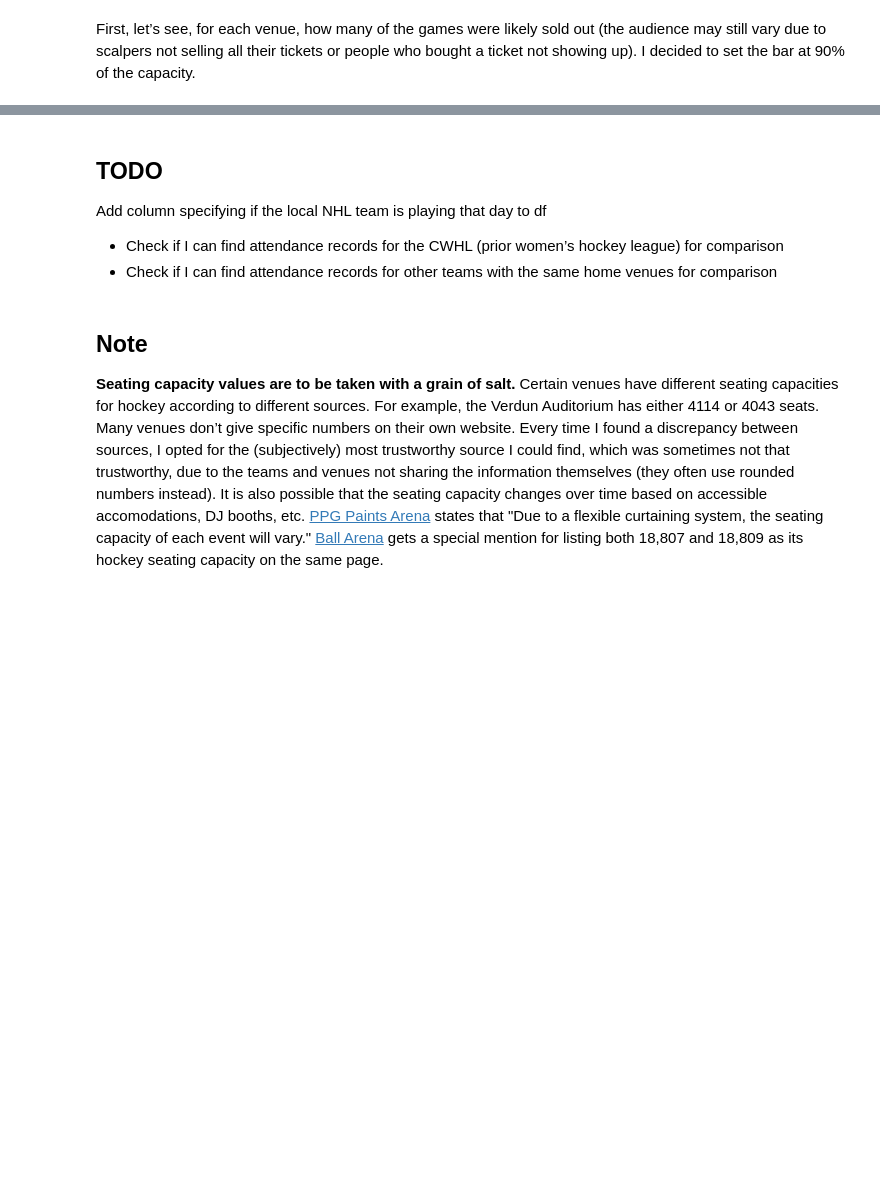
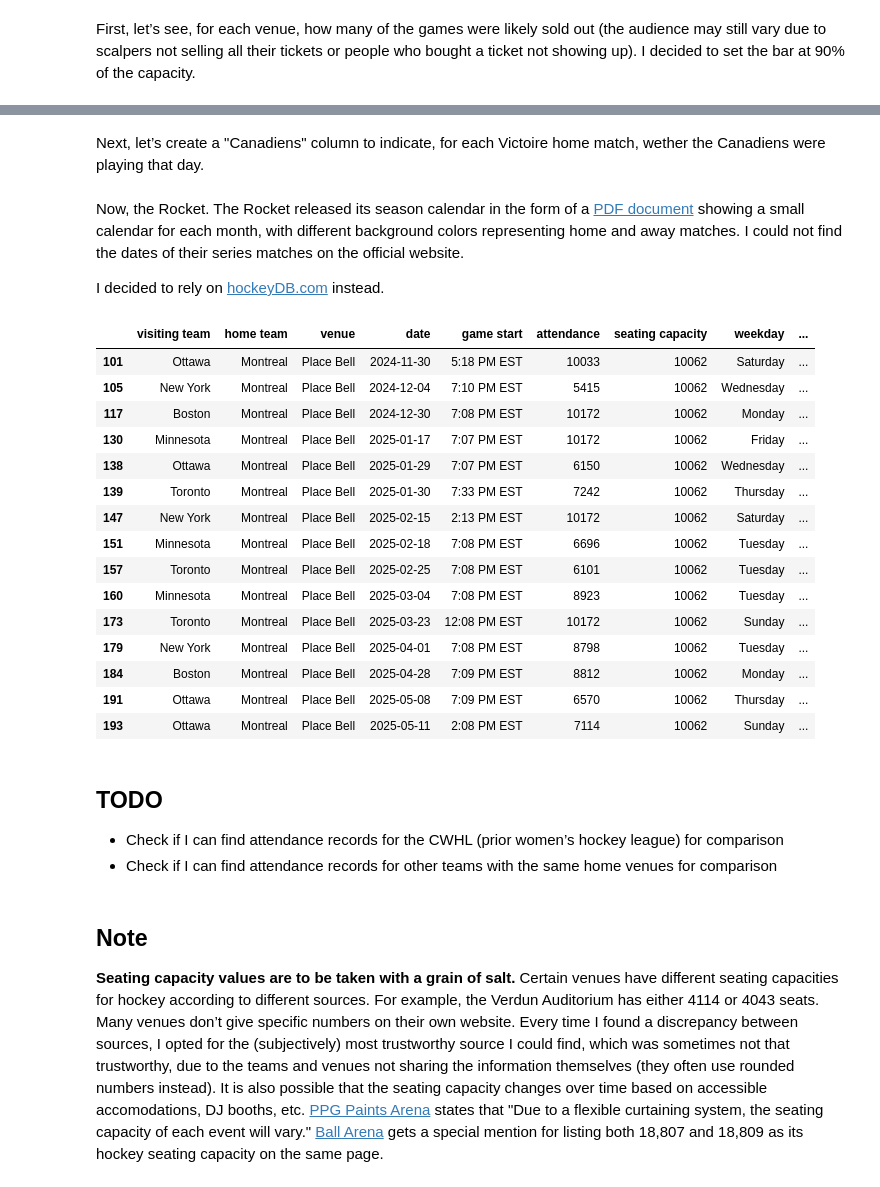
Before and after one commit to AGasconAfriat/pwhl_data-analysis, a Jupyter notebook: attendance.ipynb, the cells around one changed output, grey strips where cells are left out. Drawn from its saved outputs; the diff is of its cells as text; code cells hidden in the pictures; blank space fills up the shorter version.

```diff
--- a/attendance.ipynb
+++ b/attendance.ipynb
@@ -240,7 +275,7 @@ SyntaxError: closing parenthesis ']' does not match opening parenthesis '(' (223
 # %% [markdown]
 First, let’s see, for each venue, how many of the games were likely sold out (the audience may still vary due to scalpers not selling all their tickets or people who bought a ticket not showing up). I decided to set the bar at 90% of the capacity.
 # %%
-df["sold out"] = df["attendance"] / df["seating capacity"] >= 0.9 #creating a column to identify sold out games
-soldout_info = df.groupby(["venue", "sold out"]).size()
+post_y1_df["sold out"] = post_y1_df["attendance"] / post_y1_df["seating capacity"] >= 0.9 #creating a column to identify sold out games
+soldout_info = post_y1_df.groupby(["venue", "sold out"]).size()
 soldout_info
 # %% [output]
@@ -265,0 +307,2 @@ We can see from the results that some of the venues were either always or never
+# %%
+pbell_df = post_y1_df[post_y1_df["venue"] == "Place Bell"] # creating a dataframe with only the matches played at Place Bell
@@ -265,0 +320,27 @@ We can see from the results that some of the venues were either always or never
+# %%
+ch_game_dates = []
+url = "https://www.nhl.com/fr/canadiens/schedule/2024/fullseason"
+# set up the WebDriver
+driver = webdriver.Chrome() #EDIT THIS LINE if not using Chrome <<<<<<<<<<<<<<<<<<<< IMPORTANT <<<<<<<<<<<<<<<<<<<<
+# open the webpage
+driver.get(url)
+# wait for the tables to load
+try:
+    table = WebDriverWait(driver, 2).until(
+        EC.presence_of_element_located((By.XPATH, '//table'))
+    )
+    all_dates = driver.find_elements(By.XPATH, "//h3[@id]")
+    for date in all_dates:
+        info = date.get_attribute("id")
+        if info[0:2] != "ot":
+            ch_game_dates.append(parser.parse(info))
+finally:
+    driver.quit()
+# %% [markdown]
+Next, let’s create a "Canadiens" column to indicate, for each Victoire home match, wether the Canadiens were playing that day.
+# %%
+pbell_df["Canadiens"] = df.apply(lambda row: row["date"] in (ch_game_dates), axis=1)
+# %% [markdown]
+Now, the Rocket. The Rocket released its season calendar in the form of a [PDF document](https://www.rocketlaval.com/wp-content/uploads/2024/07/Calendrier_2024-25.pdf) showing a small calendar for each month, with different background colors representing home and away matches. I could not find the dates of their series matches on the official website.
+
+I decided to rely on [hockeyDB.com](https://www.hockeydb.com/) instead.
@@ -266,7 +352,25 @@ We can see from the results that some of the venues were either always or never
+# %%
+pbell_df
+# %% [output]
+|  | visiting team | home team | venue | date | game start | attendance | seating capacity | weekday | ... |
+| 101 | Ottawa | Montreal | Place Bell | 2024-11-30 | 5:18 PM EST | 10033 | 10062 | Saturday | ... |
+| 105 | New York | Montreal | Place Bell | 2024-12-04 | 7:10 PM EST | 5415 | 10062 | Wednesday | ... |
+| 117 | Boston | Montreal | Place Bell | 2024-12-30 | 7:08 PM EST | 10172 | 10062 | Monday | ... |
+| 130 | Minnesota | Montreal | Place Bell | 2025-01-17 | 7:07 PM EST | 10172 | 10062 | Friday | ... |
+| 138 | Ottawa | Montreal | Place Bell | 2025-01-29 | 7:07 PM EST | 6150 | 10062 | Wednesday | ... |
+| 139 | Toronto | Montreal | Place Bell | 2025-01-30 | 7:33 PM EST | 7242 | 10062 | Thursday | ... |
+| 147 | New York | Montreal | Place Bell | 2025-02-15 | 2:13 PM EST | 10172 | 10062 | Saturday | ... |
+| 151 | Minnesota | Montreal | Place Bell | 2025-02-18 | 7:08 PM EST | 6696 | 10062 | Tuesday | ... |
+| 157 | Toronto | Montreal | Place Bell | 2025-02-25 | 7:08 PM EST | 6101 | 10062 | Tuesday | ... |
+| 160 | Minnesota | Montreal | Place Bell | 2025-03-04 | 7:08 PM EST | 8923 | 10062 | Tuesday | ... |
+| 173 | Toronto | Montreal | Place Bell | 2025-03-23 | 12:08 PM EST | 10172 | 10062 | Sunday | ... |
+| 179 | New York | Montreal | Place Bell | 2025-04-01 | 7:08 PM EST | 8798 | 10062 | Tuesday | ... |
+| 184 | Boston | Montreal | Place Bell | 2025-04-28 | 7:09 PM EST | 8812 | 10062 | Monday | ... |
+| 191 | Ottawa | Montreal | Place Bell | 2025-05-08 | 7:09 PM EST | 6570 | 10062 | Thursday | ... |
+| 193 | Ottawa | Montreal | Place Bell | 2025-05-11 | 2:08 PM EST | 7114 | 10062 | Sunday | ... |
 # %% [markdown]
 ## TODO
 
-  Add column specifying if the local NHL team is playing that day to df
 - Check if I can find attendance records for the CWHL (prior women’s hockey league) for comparison
 - Check if I can find attendance records for other teams with the same home venues for comparison
 # %% [markdown]
```
Also changed, not shown: parts of 23 cells of this notebook.
